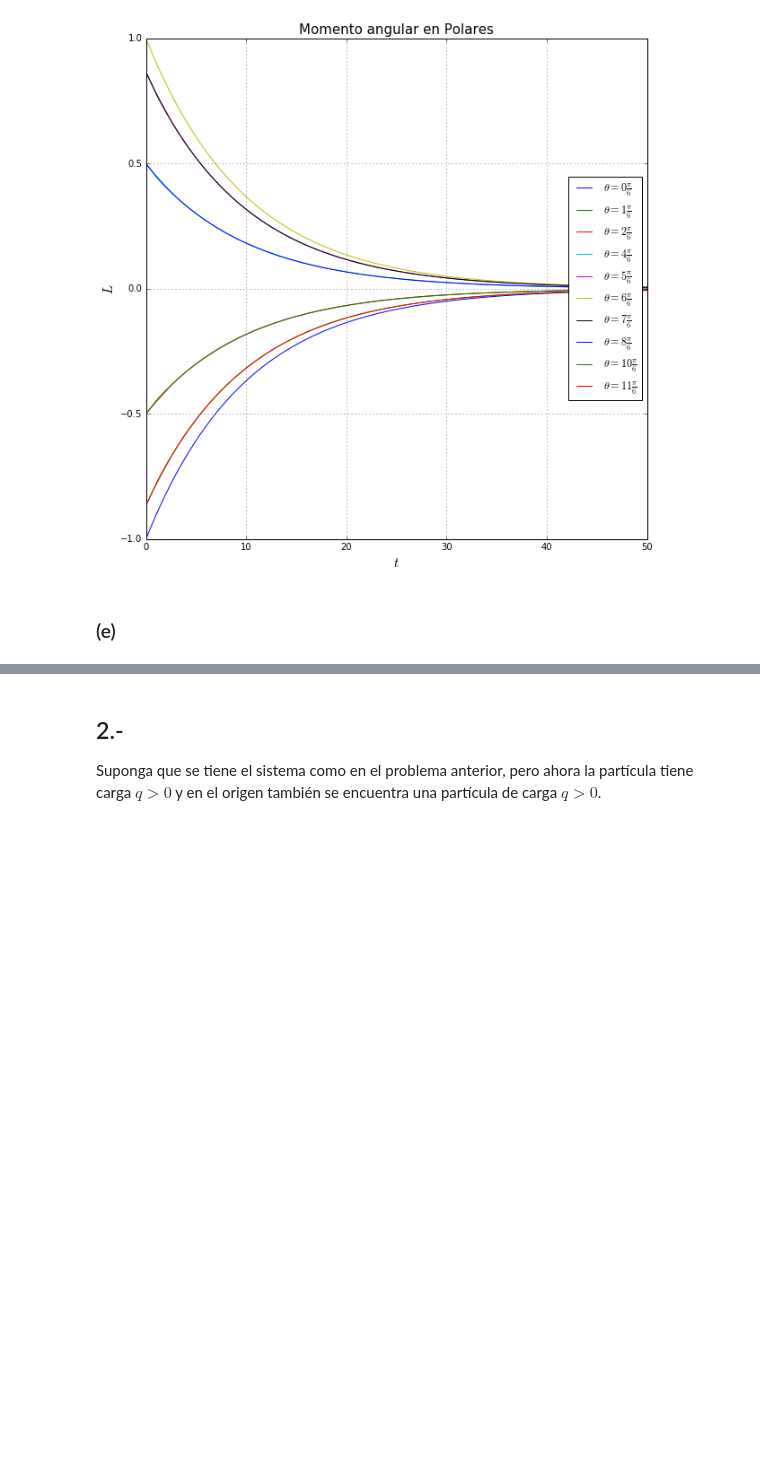
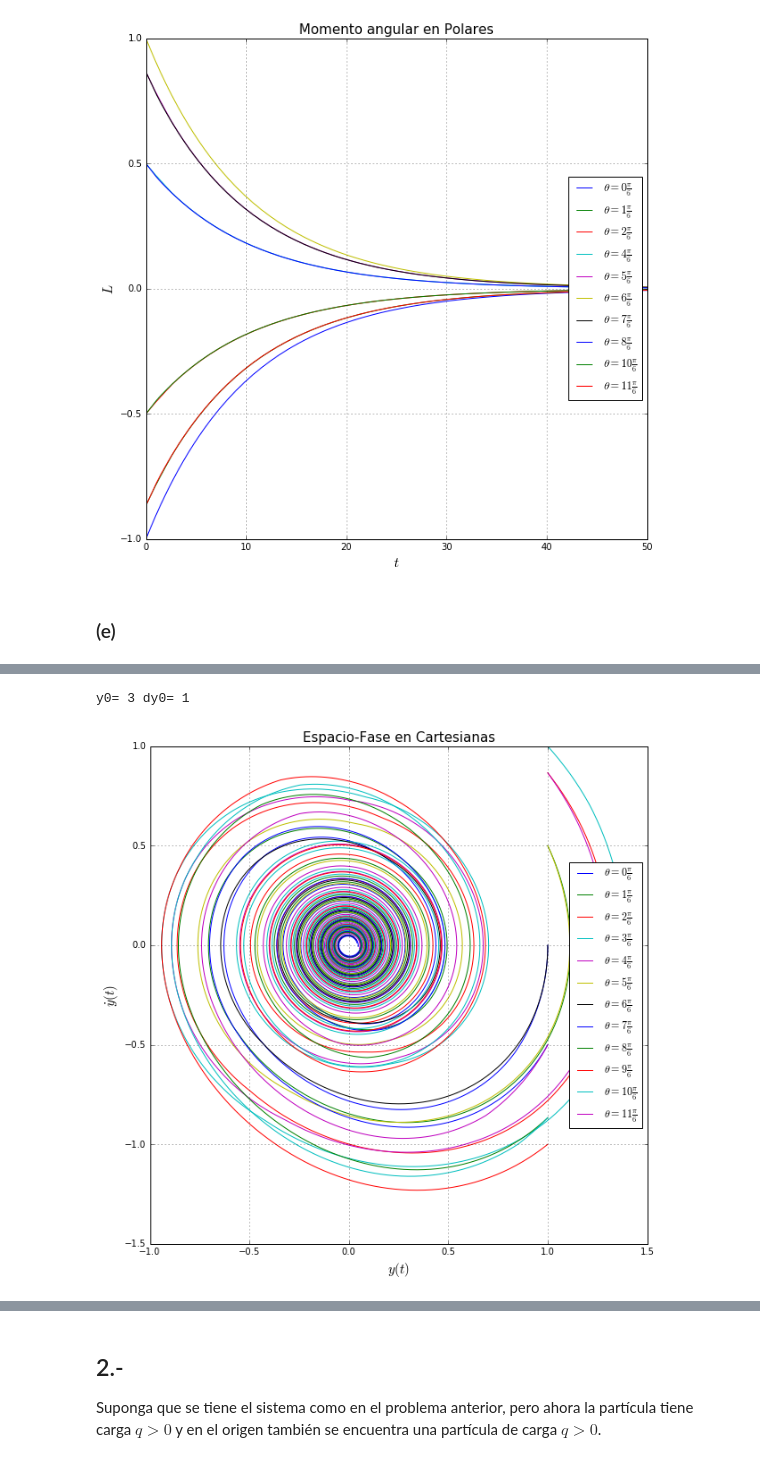
Before and after one commit to iselplabo93/Examenes, a Jupyter notebook: Examen1.ipynb, the cells around one changed output, grey strips where cells are left out. Cells and saved outputs as stored; diff of their text form; code cells hidden in the pictures; blank space fills up the shorter version.

```diff
--- a/Examen1.ipynb
+++ b/Examen1.ipynb
@@ -320,3 +320,24 @@ x0= 2 dx0= 1
+# %%
+#Se grafica el espacio fase de y vs dy
+#Tomando de manera aleatoria una condicion inicial
+y0=random.randrange(5)# devuelve condicion aleatoria para la condicion inicial en y
+dy0=random.randrange(5) # devuelve condicion aleatoria para la condicion inicial en dy
+print 'y0=',y0,'dy0=',dy0
+
+fig=figure(figsize=(10,10))
+for n in range(12):
+    r0=[y0,dy0,cos((n*pi)/6),sin((n*pi)/6)]
+    t_car,sol_car=rk4(ec_mov_car,r0,[0,50])
+    plot(sol_car[:,1],sol_car[:,3],label="$\\theta ="+str(n)+"\\frac{\pi}{6}$")
+xlabel('$y(t)$',fontsize=15)
+ylabel('$\\doty(t)$',fontsize=15)
+grid(True)
+title('Espacio-Fase en Cartesianas',fontsize=15)
+legend(loc='right')
+show()
+# %% [output]
+y0= 3 dy0= 1
+[figure, added]
 # %%
 #Se grafica el espacio fase de r vs dr
 #Tomando de manera aleatoria una condicion inicial
```
Also changed, not shown: parts of 4 cells of this notebook.
